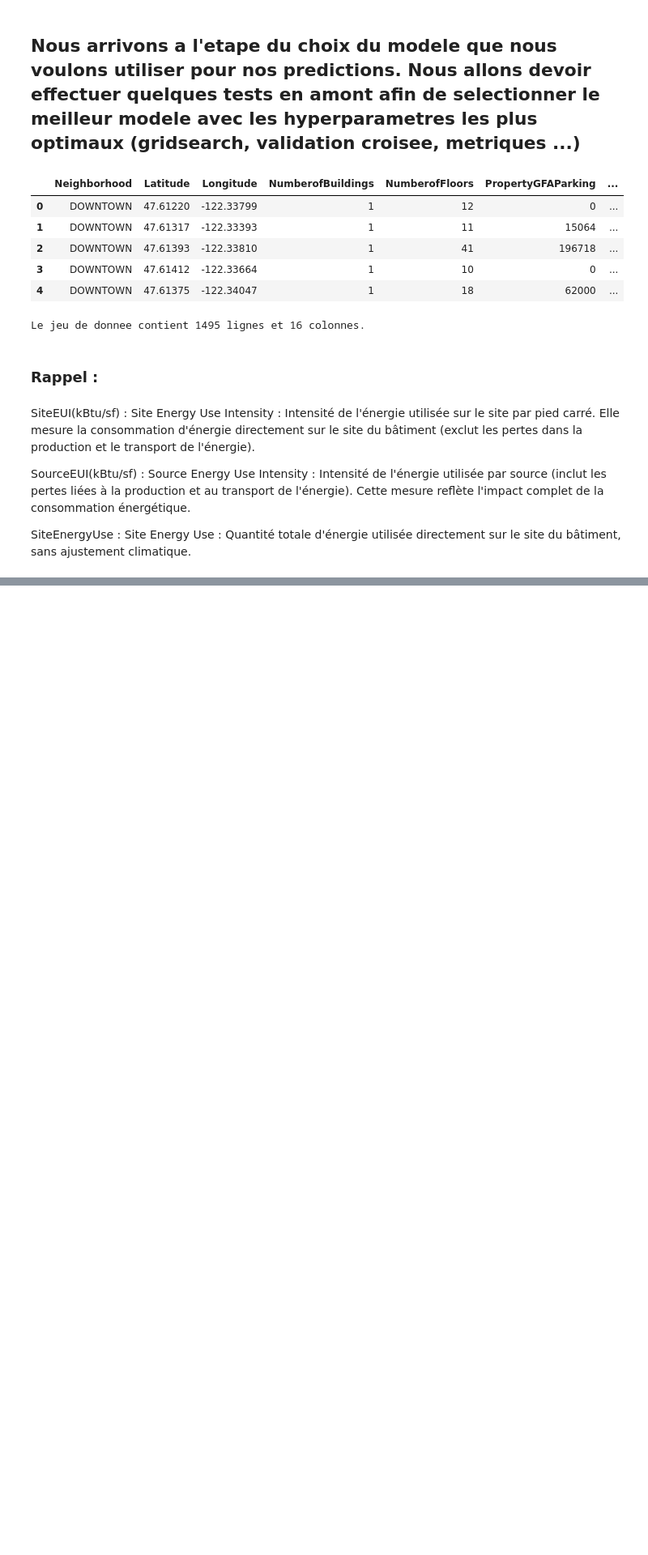
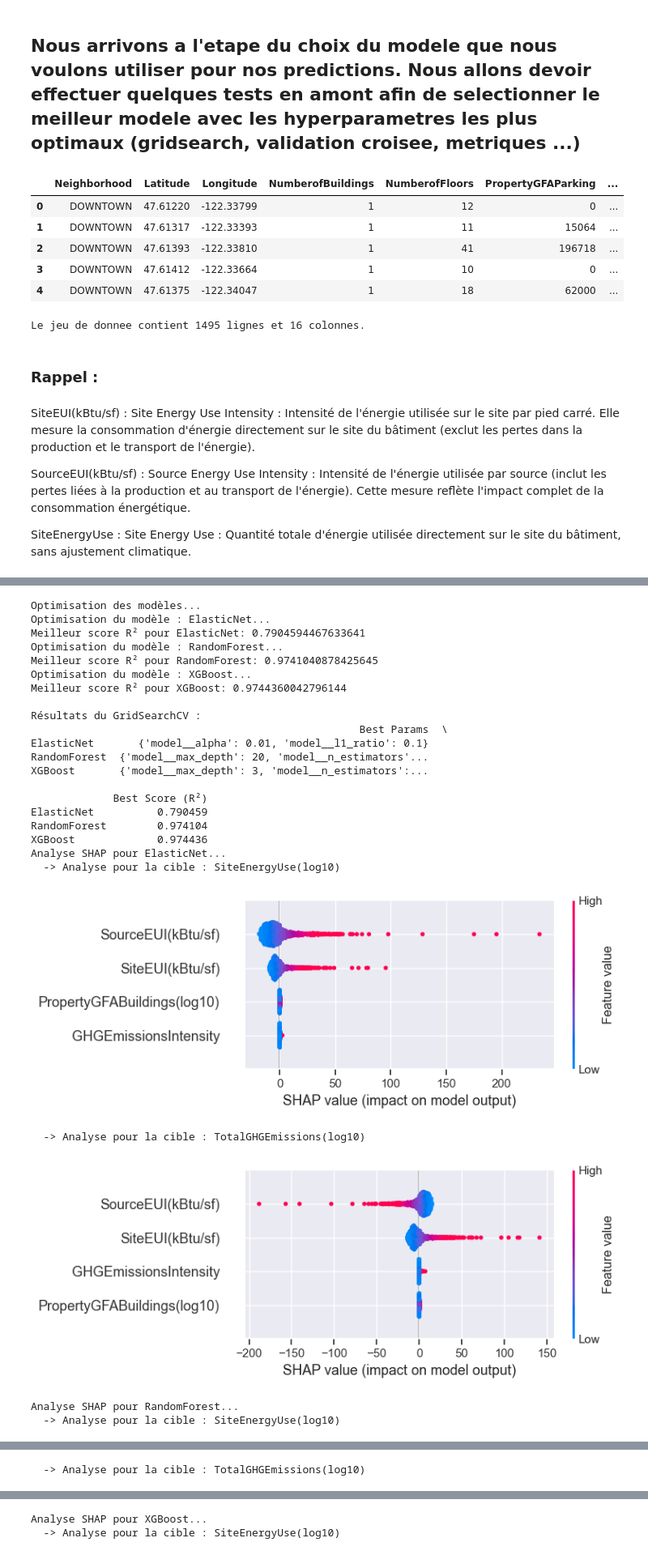
Before and after one commit to TheoChastrePradat/OC_DataSctientist_P4, a Jupyter notebook: Projet_4/Script/seattle_conso.ipynb, the cells around one changed output, grey strips where cells are left out. Shown at 81% size. Drawn from its saved outputs; the diff is of its cells as text; code cells hidden in the pictures; blank space fills up the shorter version.

```diff
--- a/Projet_4/Script/seattle_conso.ipynb
+++ b/Projet_4/Script/seattle_conso.ipynb
@@ -1626,0 +1486,6 @@ Importance des features avec SHAP pour XGBoost
+# %%
+def load_data(dataframe):
+    df = dataframe
+    X = df[['SiteEUI(kBtu/sf)', 'SourceEUI(kBtu/sf)', 'GHGEmissionsIntensity', 'PropertyGFABuildings(log10)']]
+    y = df[['SiteEnergyUse(log10)', 'TotalGHGEmissions(log10)']]
+    return train_test_split(X, y, test_size=0.2, random_state=42)
@@ -1626,0 +1494,15 @@ Importance des features avec SHAP pour XGBoost
+# %%
+models = {
+    "ElasticNet": {
+        "model": ElasticNet(),
+        "params": {"alpha": [0.01, 0.1, 1, 10], "l1_ratio": [0.1, 0.5, 0.9]}
+    },
+    "RandomForest": {
+        "model": RandomForestRegressor(random_state=42),
+        "params": {"n_estimators": [50, 100, 200], "max_depth": [None, 10, 20]}
+    },
+    "XGBoost": {
+        "model": XGBRegressor(objective="reg:squarederror", random_state=42),
+        "params": {"n_estimators": [50, 100, 200], "max_depth": [3, 6, 9]}
+    }
+}
@@ -1626,0 +1538,12 @@ Importance des features avec SHAP pour XGBoost
+# %%
+def shap_analysis(best_models, X_train, y_train):
+    for name, model in best_models.items():
+        print(f"Analyse SHAP pour {name}...")
+        explainer = shap.Explainer(model.named_steps['model'], X_train)
+        shap_values = explainer(X_train)
+
+        for i, target in enumerate(y_train.columns):
+            print(f"  -> Analyse pour la cible : {target}")
+            plt.figure(figsize=(10, 6))
+            shap.summary_plot(shap_values[..., i], X_train)
+            plt.show()
@@ -1626,0 +1552,9 @@ Importance des features avec SHAP pour XGBoost
+# %%
+def main(dataframe):
+    X_train, X_test, y_train, y_test = load_data(dataframe)
+
+    print("\nOptimisation des modèles...")
+    best_models, results = train_models(X_train, X_test, y_train, y_test)
+    print("\nRésultats du GridSearchCV :")
+    print(pd.DataFrame(results).T)
+    shap_analysis(best_models, X_train, y_train)
@@ -1626,0 +1563,28 @@ Importance des features avec SHAP pour XGBoost
+# %%
+main(build_df)
+# %% [output]
+Optimisation des modèles...
+Optimisation du modèle : ElasticNet...
+Meilleur score R² pour ElasticNet: 0.7904594467633641
+Optimisation du modèle : RandomForest...
+Meilleur score R² pour RandomForest: 0.9741040878425645
+Optimisation du modèle : XGBoost...
+Meilleur score R² pour XGBoost: 0.9744360042796144
+
+Résultats du GridSearchCV :
+                                                    Best Params  \
+ElasticNet       {'model__alpha': 0.01, 'model__l1_ratio': 0.1}
+RandomForest  {'model__max_depth': 20, 'model__n_estimators'...
+XGBoost       {'model__max_depth': 3, 'model__n_estimators':...
+
+             Best Score (R²)
+ElasticNet          0.790459
+RandomForest        0.974104
+XGBoost             0.974436
+Analyse SHAP pour ElasticNet...
+  -> Analyse pour la cible : SiteEnergyUse(log10)
+[figure, added]
+  -> Analyse pour la cible : TotalGHGEmissions(log10)
+[figure, added]
+Analyse SHAP pour RandomForest...
+  -> Analyse pour la cible : SiteEnergyUse(log10)
@@ -1626,0 +1592 @@ Importance des features avec SHAP pour XGBoost
+  -> Analyse pour la cible : TotalGHGEmissions(log10)
@@ -1626,0 +1594,2 @@ Importance des features avec SHAP pour XGBoost
+Analyse SHAP pour XGBoost...
+  -> Analyse pour la cible : SiteEnergyUse(log10)
```
Also changed, not shown: parts of 26 cells of this notebook, 1 other file.
